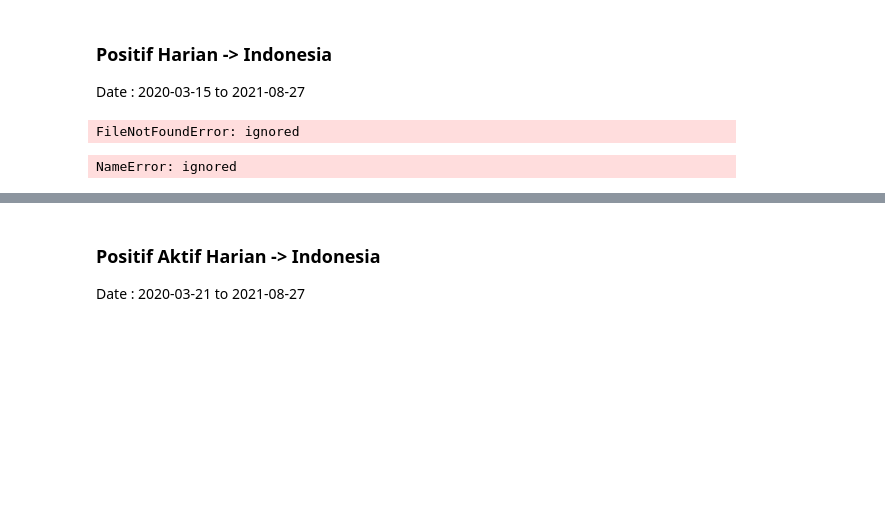
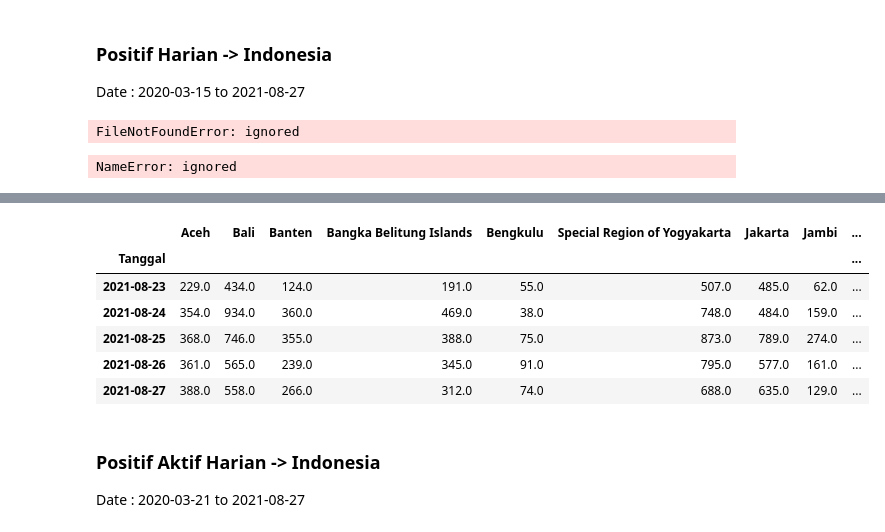
Before and after one commit to louis-not/Covid-19_Data_Analysis, a Jupyter notebook: main.ipynb, the cells around one changed output, grey strips where cells are left out. Cells and saved outputs as stored; diff of their text form; code cells hidden in the pictures; blank space fills up the shorter version.

```diff
--- a/main.ipynb
+++ b/main.ipynb
@@ -496,0 +587,11 @@ positif_harian.head()
+# %%
+positif_harian_2021 = positif_harian.iloc[positif_harian.index >= '2021-01-01']
+positif_harian_2021.tail()
+# %% [output]
+|  | Aceh | Bali | Banten | Bangka Belitung Islands | Bengkulu | Special Region of Yogyakarta | Jakarta | Jambi | ... |
+| Tanggal |  |  |  |  |  |  |  |  | ... |
+| 2021-08-23 | 229.0 | 434.0 | 124.0 | 191.0 | 55.0 | 507.0 | 485.0 | 62.0 | ... |
+| 2021-08-24 | 354.0 | 934.0 | 360.0 | 469.0 | 38.0 | 748.0 | 484.0 | 159.0 | ... |
+| 2021-08-25 | 368.0 | 746.0 | 355.0 | 388.0 | 75.0 | 873.0 | 789.0 | 274.0 | ... |
+| 2021-08-26 | 361.0 | 565.0 | 239.0 | 345.0 | 91.0 | 795.0 | 577.0 | 161.0 | ... |
+| 2021-08-27 | 388.0 | 558.0 | 266.0 | 312.0 | 74.0 | 688.0 | 635.0 | 129.0 | ... |
```
Also changed, not shown: parts of 93 cells of this notebook.
